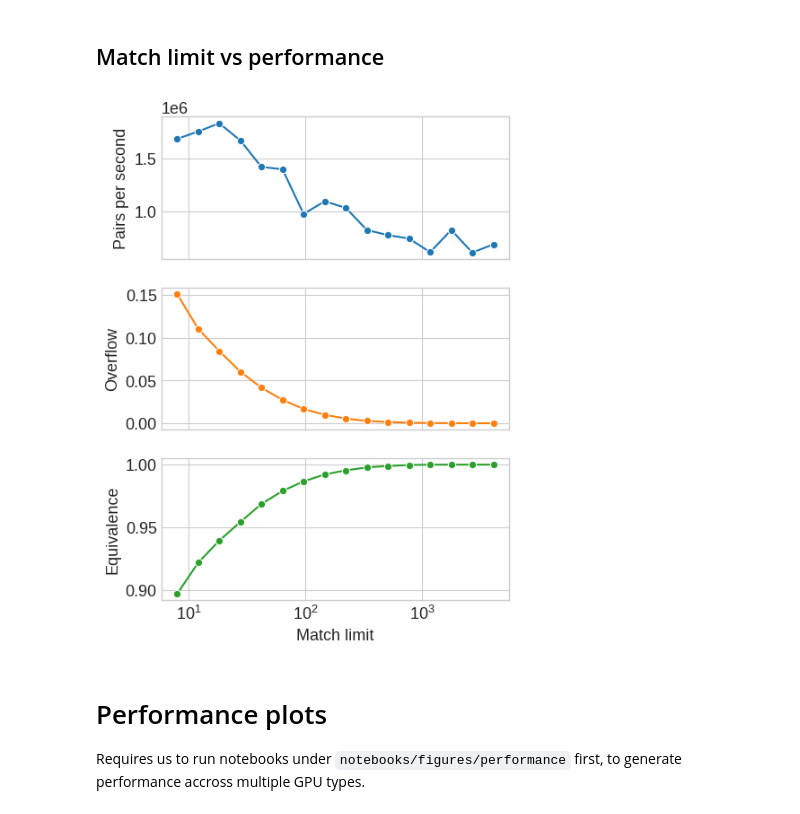
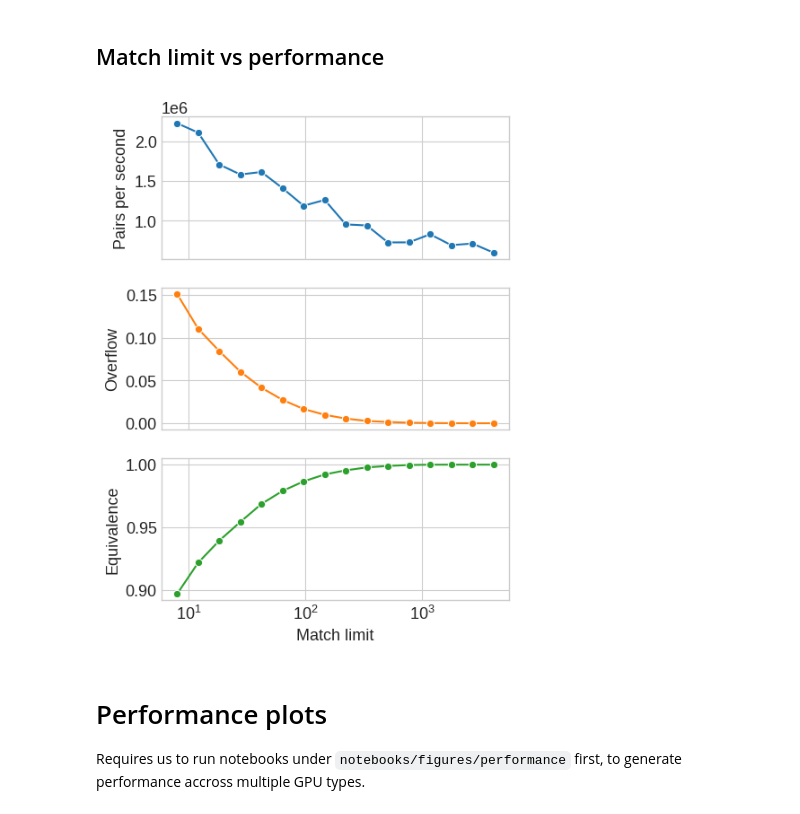
Before and after one commit to PangeAI/SimMS, a Jupyter notebook: notebooks/figures/make_figures.ipynb, the cells around one changed output. Drawn from its saved outputs; the diff is of its cells as text; code cells hidden in the pictures.

```diff
--- a/notebooks/figures/make_figures.ipynb
+++ b/notebooks/figures/make_figures.ipynb
@@ -100,7 +140,7 @@ def process_spectrum(spectrum):
     spectrum = normalize_intensities(spectrum)
     spectrum = select_by_relative_intensity(spectrum, intensity_from=0.001)
     spectrum = reduce_to_number_of_peaks(spectrum, n_max=N_MAX_PEAKS)
-    spectrum = require_minimum_number_of_peaks(spectrum, n_required=5)
+    spectrum = require_minimum_number_of_peaks(spectrum, n_required=10)
     return spectrum
 
 references = list(process_spectrum(s) for s in references)
@@ -209,0 +256,10 @@ plt.show()
+# %%
+batch_size = max(len(references), len(queries))
+
+scores = get_correct_scores(references=references, queries=queries, similarity_class=ModifiedCosine, tolerance=.1)
+# %%
+# from cudams.similarity import CudaModifiedCosine
+scores_cu = CudaModifiedCosine(
+    n_max_peaks = N_MAX_PEAKS,
+    batch_size = batch_size
+).matrix(references, queries)
@@ -380,8 +516,7 @@ def plot_ml_and_perf(
         ov_means.append(ov.mean())
         iseq_means.append(iseq.mean())
         match_means.append(bm.mean())
-        pairs = len(references) * len(queries)
-        pairs_per_second.append(pairs/duration)
+        pairs_per_second.append((len(references) * len(queries))/duration)
 
 
     prop_cycle = plt.rcParams['axes.prop_cycle']
@@ -401,34 +536,34 @@ def plot_ml_and_perf(
                  color=next(colors),
                  marker='o',
                  ax=ax)
     ax.set_ylabel("Overflow")
 
     ax = axis[2]
     sns.lineplot(x=match_limits,
                  y=iseq_means,
                  marker='o',
                  color=next(colors),
                  ax=ax)
     # thresh_idx = np.searchsorted(iseq_means, .999)
     ax.set_ylabel("Equivalence")
     ax.set_xscale('log')
     ax.set_xlabel("Match limit")
     # ax.text(.05, 0.95, 'c', transform=ax.transAxes, fontsize=12,
     #          verticalalignment='top', horizontalalignment='right',
     #          bbox=dict(facecolor='white', alpha=0.5))
 
 fig, axd = plt.subplot_mosaic(
     [['a'],['b'],['c']],
     figsize=(5, 7),
     sharex=True
 )
 
 plot_ml_and_perf(
     axis=[axd[k] for k in 'a b c'.split()],
     data=match_limit_data,
 )
 # %% [output]
-[figure, old version]
+[figure, new version]
 # %% [markdown]
 # Performance plots
 
```
Also changed, not shown: parts of 10 cells of this notebook, 4 other files.
